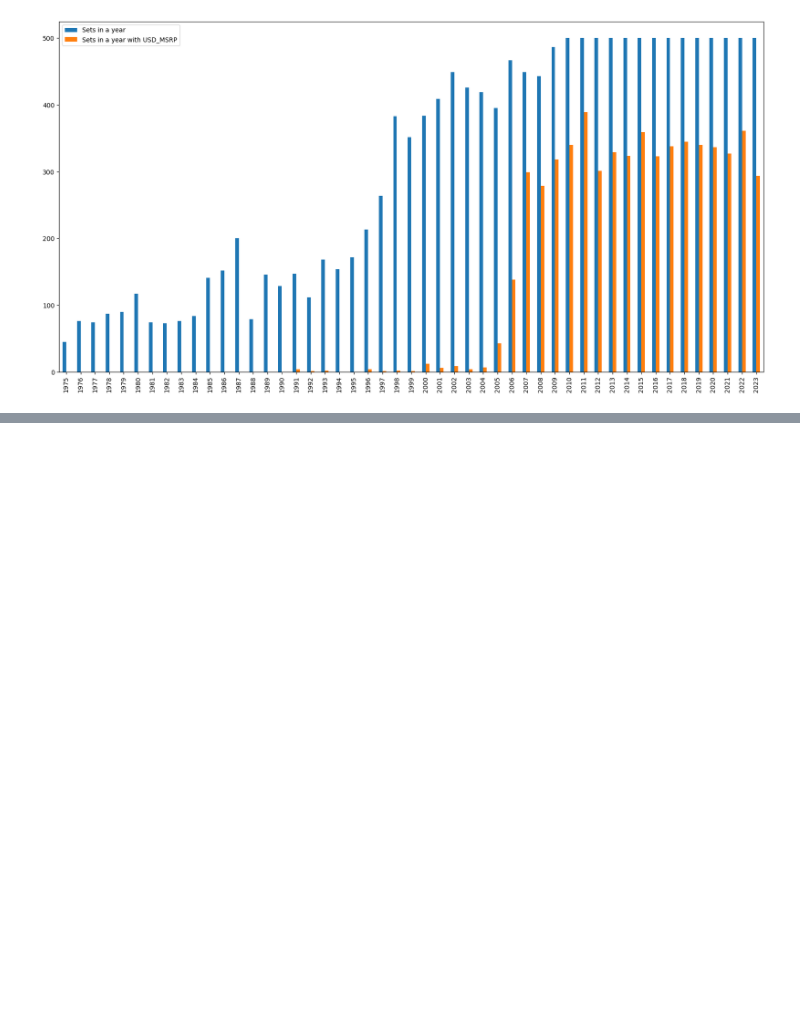
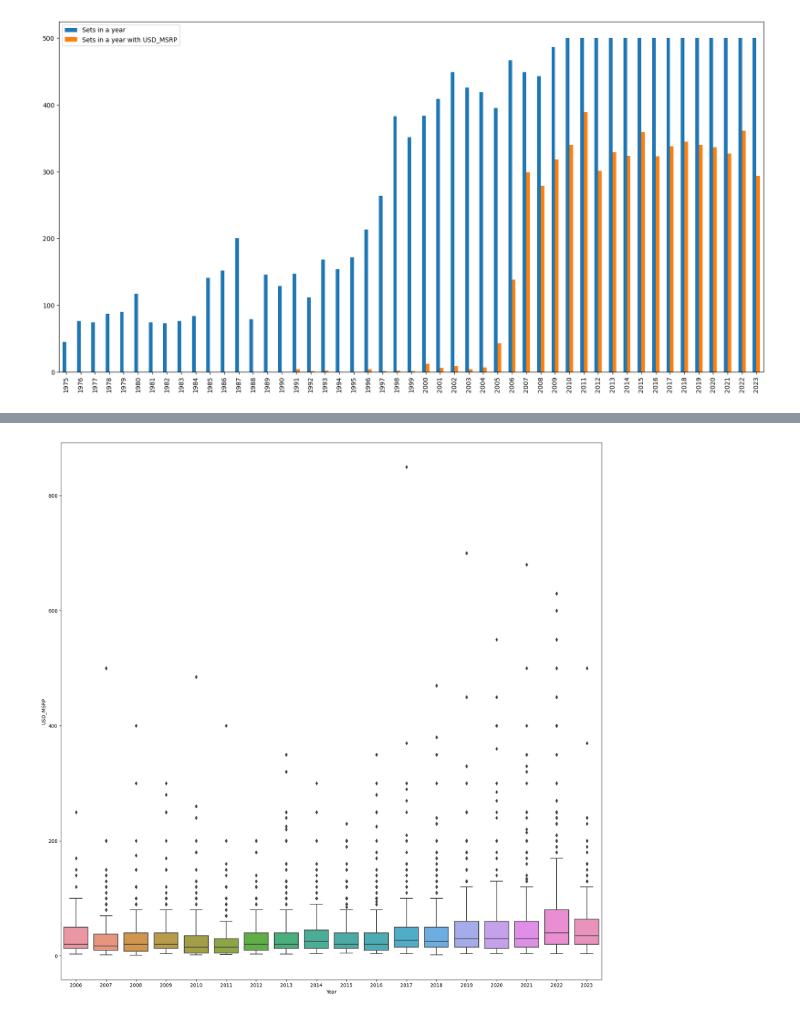
Before and after one commit to chooseanother/MAL1-Assignments, a Jupyter notebook: assignment7-LEGO/assignment7 LEGO Sets.ipynb, the cells around one changed output, grey strips where cells are left out. Saved outputs shown, nothing was run; the diff lists cells and outputs as text; code cells hidden in the pictures; blank space fills up the shorter version.

Commit message:
7 Exploration done

```diff
--- a/assignment7-LEGO/assignment7 LEGO Sets.ipynb
+++ b/assignment7-LEGO/assignment7 LEGO Sets.ipynb
@@ -199,6 +97,0 @@ Name: Adjusted_to_2023, dtype: float64
-# %%
-# add a column with the deflated or inflation adjusted USD_MSRP
-# it should be done based on the 2023 USD value
-
-# Create a new column with the inflation-adjusted USD_MSRP
-LEGO_sets_df['Inflation_Adjusted_USD_MSRP'] = LEGO_sets_df.apply(lambda row: row['USD_MSRP'] * inflation_rates[row['Year']], axis=1)
@@ -206,0 +100,10 @@ NameError: name 'inflation_rates' is not defined
+# %%
+import seaborn as sns
+
+# Filter the DataFrame
+SETS_after_2005_df = LEGO_sets_df[LEGO_sets_df['Year'] > 2005]
+
+# Make box plot of price grouped by year without outliers
+plt.figure(figsize=(20,20))
+sns.boxplot(x='Year', y='USD_MSRP', data=SETS_after_2005_df, showfliers=False)
+plt.show()
@@ -206,0 +112,6 @@ NameError: name 'inflation_rates' is not defined
+# %%
+plt.figure(figsize=(20,20))
+sns.boxplot(x='Year', y='USD_MSRP', data=SETS_after_2005_df, showfliers=True)
+plt.show()
+# %% [output]
+[figure, added]
```
Also changed, not shown: parts of 96 cells of this notebook.
